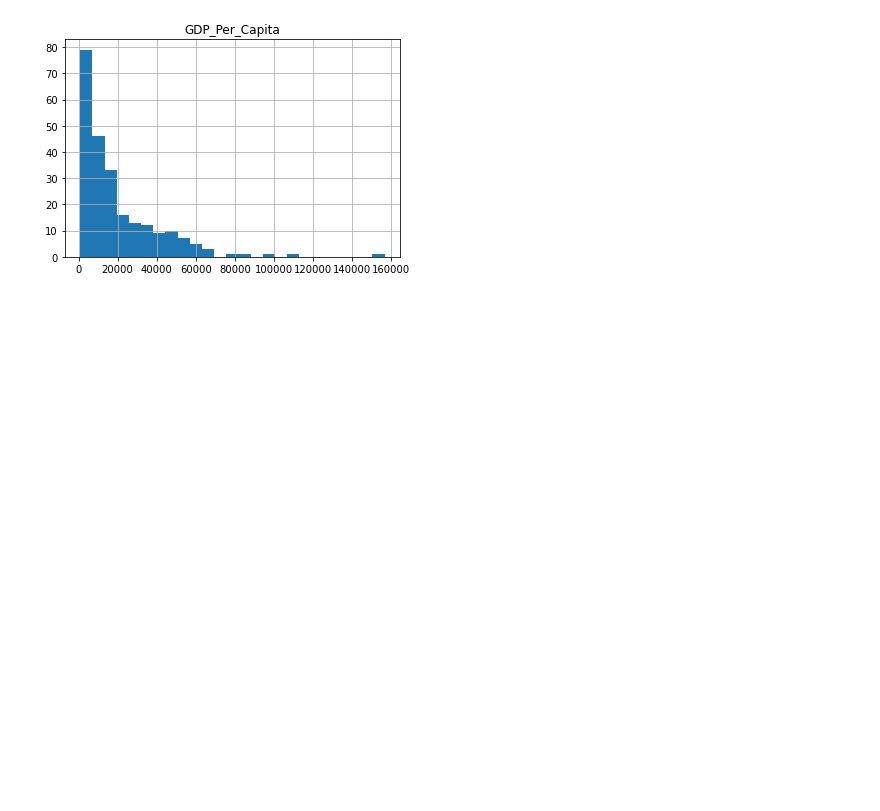
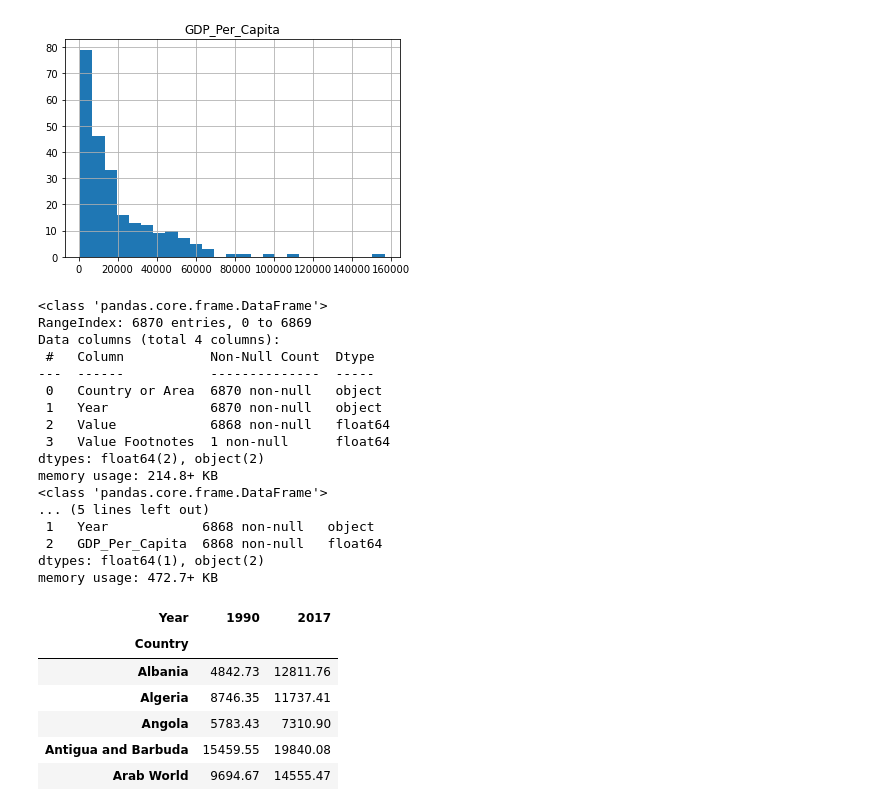
Before and after one commit to nss-data-science-cohort-5/un_exploration-bdfinlayson, a Jupyter notebook: main.ipynb, the cells around one changed output. Cells and saved outputs as stored; diff of their text form; code cells hidden in the pictures; blank space fills up the shorter version.

```diff
--- a/main.ipynb
+++ b/main.ipynb
@@ -147,0 +146,39 @@ gdp_2014_bottom_5 = gdp_2014_sorted.tail()
+# %%
+# 14
+
+gdp_df.info()
+gdp_df_revised.info()
+gdp_pivoted = gdp_df_revised\
+    .query('Year == "1990" or Year == "2017"')\
+    .pivot_table(
+        index='Country',
+        columns='Year',
+        values='GDP_Per_Capita')\
+    .dropna()
+
+gdp_pivoted.head()
+# %% [output]
+<class 'pandas.core.frame.DataFrame'>
+RangeIndex: 6870 entries, 0 to 6869
+Data columns (total 4 columns):
+ #   Column           Non-Null Count  Dtype
+---  ------           --------------  -----
+ 0   Country or Area  6870 non-null   object
+ 1   Year             6870 non-null   object
+ 2   Value            6868 non-null   float64
+ 3   Value Footnotes  1 non-null      float64
+dtypes: float64(2), object(2)
+memory usage: 214.8+ KB
+<class 'pandas.core.frame.DataFrame'>
+... (5 lines left out)
+ 1   Year            6868 non-null   object
+ 2   GDP_Per_Capita  6868 non-null   float64
+dtypes: float64(1), object(2)
+memory usage: 472.7+ KB
+| Year | 1990 | 2017 |
+| Country |  |  |
+| Albania | 4842.73 | 12811.76 |
+| Algeria | 8746.35 | 11737.41 |
+| Angola | 5783.43 | 7310.90 |
+| Antigua and Barbuda | 15459.55 | 19840.08 |
+| Arab World | 9694.67 | 14555.47 |
```
Also changed, not shown: parts of 4 cells of this notebook.
